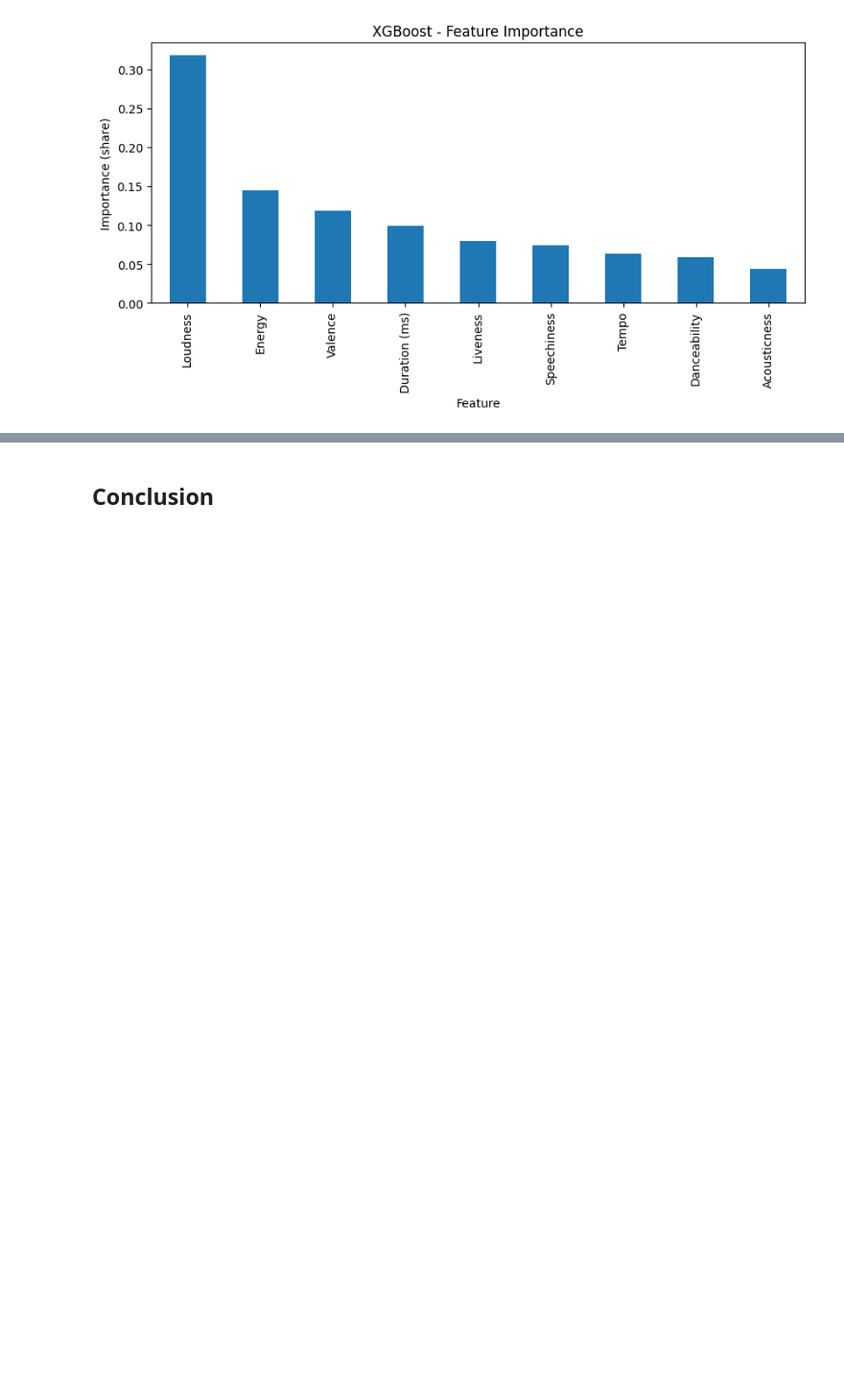
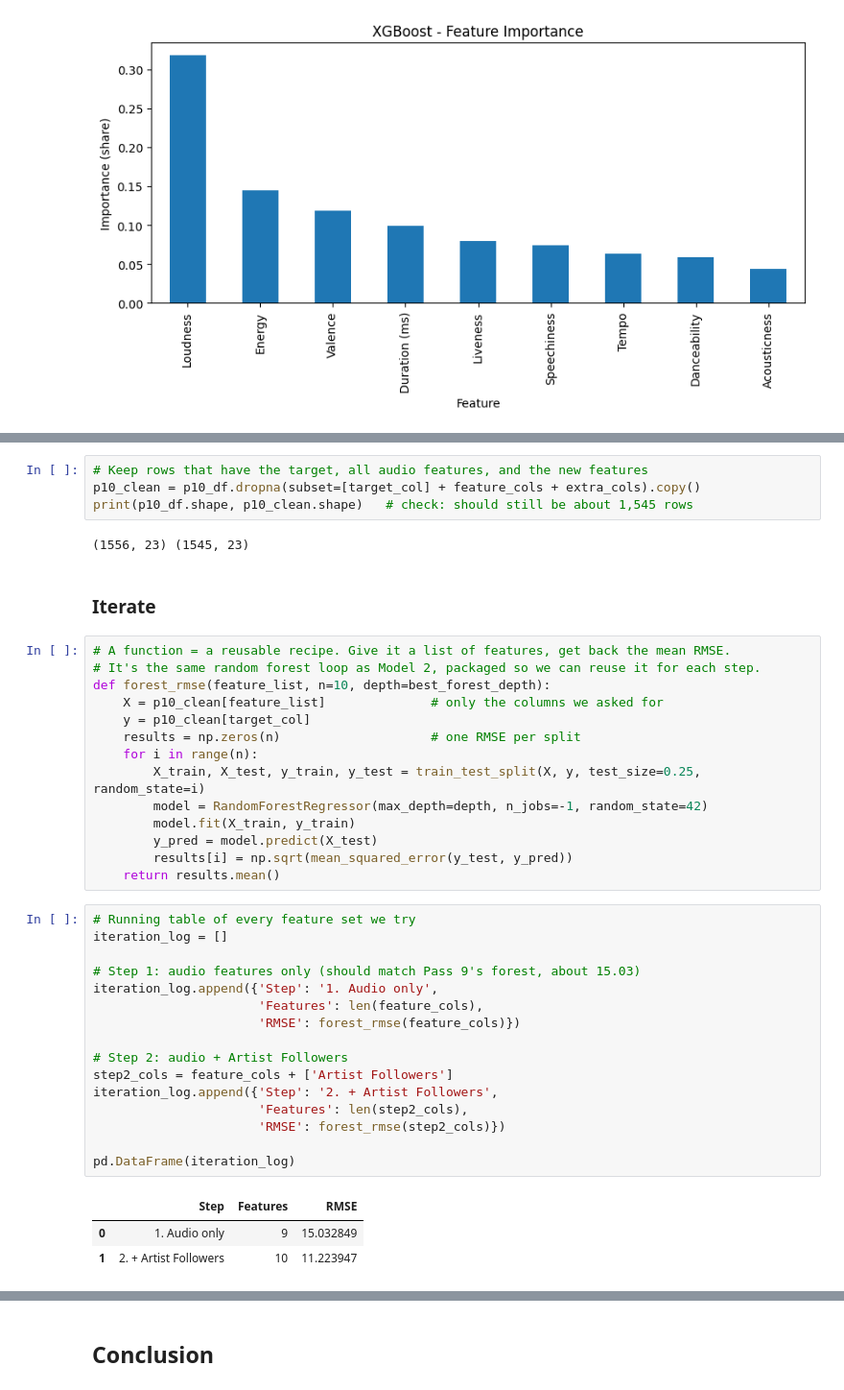
Before and after one commit to cnmi-ds-22/hmsealy___Data-Science-Portofolio-C22-, a Jupyter notebook: Modules/Module_4_Tree_Based_Methods/Projects/Instructions/Project.4-Spotify/Spotify.Pass-10.ipynb, the cells around one changed output, grey strips where cells are left out. Shown at 96% size. Cells and saved outputs as stored; diff of their text form; blank space fills up the shorter version.

```diff
--- a/Modules/Module_4_Tree_Based_Methods/Projects/Instructions/Project.4-Spotify/Spotify.Pass-10.ipynb
+++ b/Modules/Module_4_Tree_Based_Methods/Projects/Instructions/Project.4-Spotify/Spotify.Pass-10.ipynb
@@ -537,0 +566,42 @@ plt.show()
+# %%
+# Keep rows that have the target, all audio features, and the new features
+p10_clean = p10_df.dropna(subset=[target_col] + feature_cols + extra_cols).copy()
+print(p10_df.shape, p10_clean.shape)   # check: should still be about 1,545 rows
+# %% [output]
+(1556, 23) (1545, 23)
+# %% [markdown]
+### Iterate
+# %%
+# A function = a reusable recipe. Give it a list of features, get back the mean RMSE.
+# It's the same random forest loop as Model 2, packaged so we can reuse it for each step.
+def forest_rmse(feature_list, n=10, depth=best_forest_depth):
+    X = p10_clean[feature_list]              # only the columns we asked for
+    y = p10_clean[target_col]
+    results = np.zeros(n)                    # one RMSE per split
+    for i in range(n):
+        X_train, X_test, y_train, y_test = train_test_split(X, y, test_size=0.25, random_state=i)
+        model = RandomForestRegressor(max_depth=depth, n_jobs=-1, random_state=42)
+        model.fit(X_train, y_train)
+        y_pred = model.predict(X_test)
+        results[i] = np.sqrt(mean_squared_error(y_test, y_pred))
+    return results.mean()
+# %%
+# Running table of every feature set we try
+iteration_log = []
+
+# Step 1: audio features only (should match Pass 9's forest, about 15.03)
+iteration_log.append({'Step': '1. Audio only',
+                      'Features': len(feature_cols),
+                      'RMSE': forest_rmse(feature_cols)})
+
+# Step 2: audio + Artist Followers
+step2_cols = feature_cols + ['Artist Followers']
+iteration_log.append({'Step': '2. + Artist Followers',
+                      'Features': len(step2_cols),
+                      'RMSE': forest_rmse(step2_cols)})
+
+pd.DataFrame(iteration_log)
+# %% [output]
+|  | Step | Features | RMSE |
+| 0 | 1. Audio only | 9 | 15.032849 |
+| 1 | 2. + Artist Followers | 10 | 11.223947 |
```
Also changed, not shown: parts of 7 cells of this notebook.
